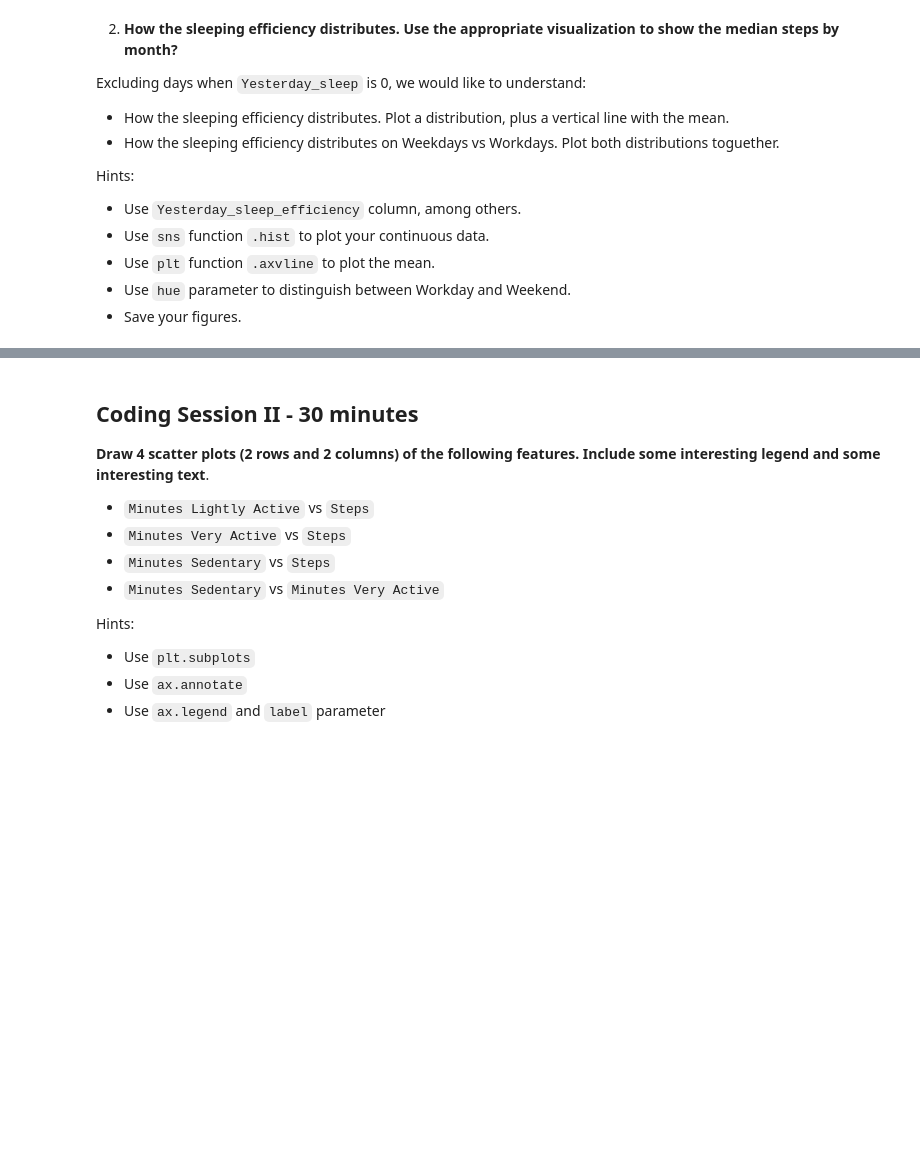
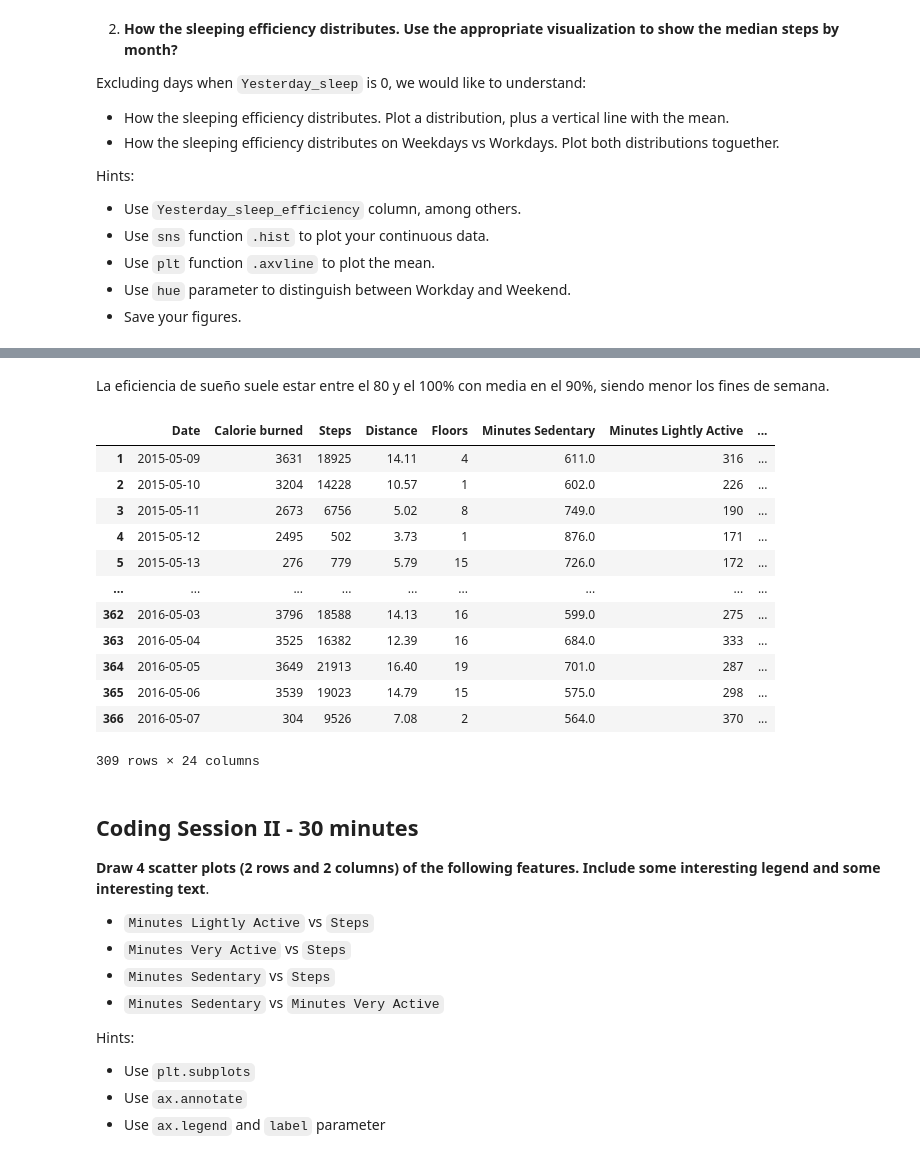
Before and after one commit to Ironhack-Data-Madrid-Marzo-2021/lab-visualization-extra, a Jupyter notebook: our_code.ipynb, the cells around one changed output, grey strips where cells are left out. Saved outputs shown, nothing was run; the diff lists cells and outputs as text; code cells hidden in the pictures; blank space fills up the shorter version.

```diff
--- a/our_code.ipynb
+++ b/our_code.ipynb
@@ -52,0 +82,18 @@ Hints:
+# %% [markdown]
+La eficiencia de sueño suele estar entre el 80 y el 100% con media en el 90%, siendo menor los fines de semana.
+# %%
+fitbit_
+# %% [output]
+|  | Date | Calorie burned | Steps | Distance | Floors | Minutes Sedentary | Minutes Lightly Active | ... |
+| 1 | 2015-05-09 | 3631 | 18925 | 14.11 | 4 | 611.0 | 316 | ... |
+| 2 | 2015-05-10 | 3204 | 14228 | 10.57 | 1 | 602.0 | 226 | ... |
+| 3 | 2015-05-11 | 2673 | 6756 | 5.02 | 8 | 749.0 | 190 | ... |
+| 4 | 2015-05-12 | 2495 | 502 | 3.73 | 1 | 876.0 | 171 | ... |
+| 5 | 2015-05-13 | 276 | 779 | 5.79 | 15 | 726.0 | 172 | ... |
+| ... | ... | ... | ... | ... | ... | ... | ... | ... |
+| 362 | 2016-05-03 | 3796 | 18588 | 14.13 | 16 | 599.0 | 275 | ... |
+| 363 | 2016-05-04 | 3525 | 16382 | 12.39 | 16 | 684.0 | 333 | ... |
+| 364 | 2016-05-05 | 3649 | 21913 | 16.40 | 19 | 701.0 | 287 | ... |
+| 365 | 2016-05-06 | 3539 | 19023 | 14.79 | 15 | 575.0 | 298 | ... |
+| 366 | 2016-05-07 | 304 | 9526 | 7.08 | 2 | 564.0 | 370 | ... |
+309 rows × 24 columns
```
Also changed, not shown: parts of 11 cells of this notebook, 2 other files.
